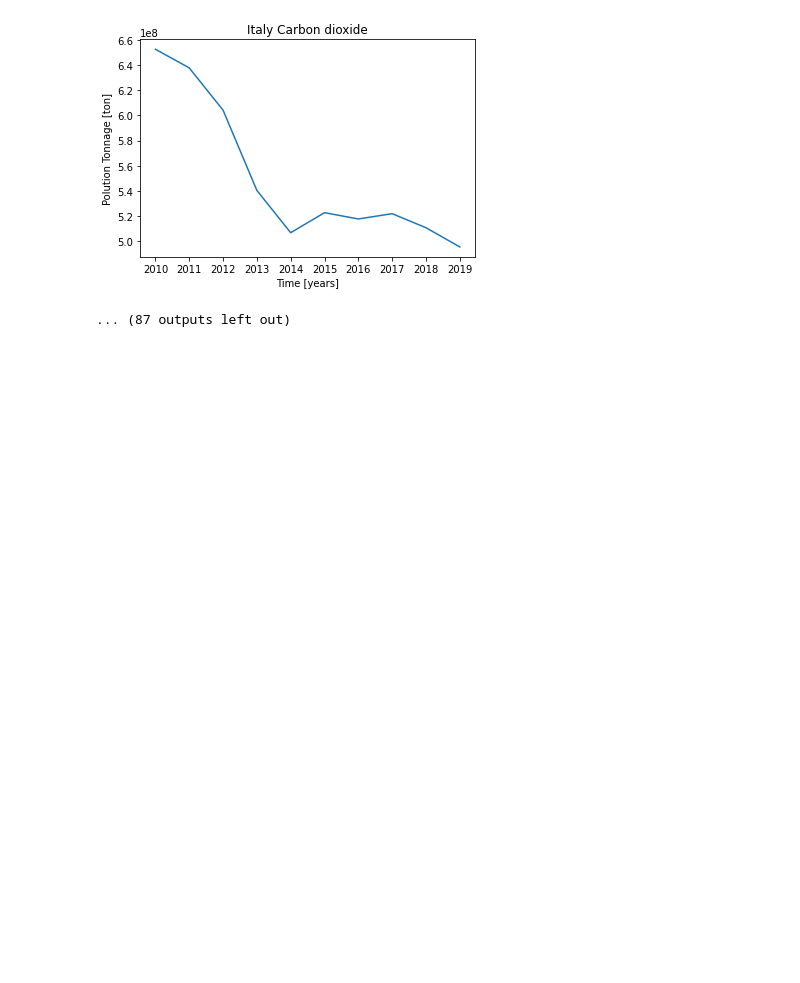
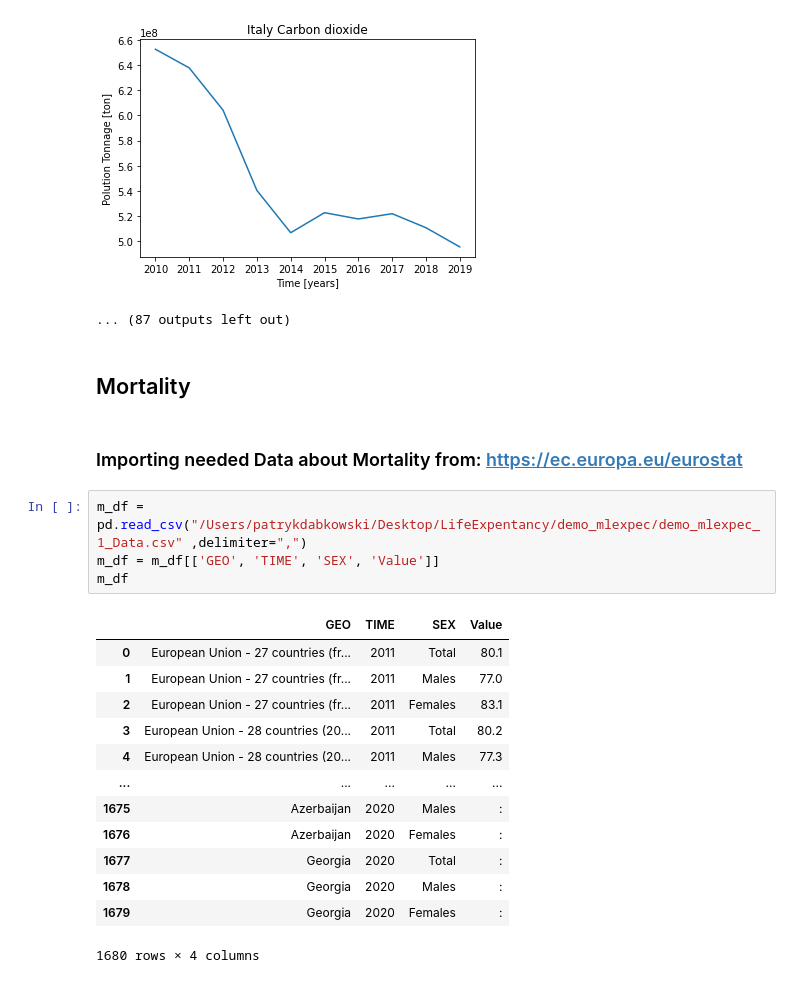
Before and after one commit to PatrickDabkowski/Life_Expectancy_Analysis, a Jupyter notebook: LifeExpentancy.ipynb, the cells around one changed output. Drawn from its saved outputs; the diff is of its cells as text; blank space fills up the shorter version.

```diff
--- a/LifeExpentancy.ipynb
+++ b/LifeExpentancy.ipynb
@@ -173,3 +175,25 @@ for air in df['AIRPOL'].unique():
 [figure]
 [figure]
 ... (87 outputs left out)
+# %% [markdown]
+## Mortality
+# %% [markdown]
+### Importing needed Data about Mortality from: https://ec.europa.eu/eurostat
+# %%
+m_df = pd.read_csv("/Users/patrykdabkowski/Desktop/LifeExpentancy/demo_mlexpec/demo_mlexpec_1_Data.csv" ,delimiter=",")
+m_df = m_df[['GEO', 'TIME', 'SEX', 'Value']]
+m_df
+# %% [output]
+|  | GEO | TIME | SEX | Value |
+| 0 | European Union - 27 countries (fr... | 2011 | Total | 80.1 |
+| 1 | European Union - 27 countries (fr... | 2011 | Males | 77.0 |
+| 2 | European Union - 27 countries (fr... | 2011 | Females | 83.1 |
+| 3 | European Union - 28 countries (20... | 2011 | Total | 80.2 |
+| 4 | European Union - 28 countries (20... | 2011 | Males | 77.3 |
+| ... | ... | ... | ... | ... |
+| 1675 | Azerbaijan | 2020 | Males | : |
+| 1676 | Azerbaijan | 2020 | Females | : |
+| 1677 | Georgia | 2020 | Total | : |
+| 1678 | Georgia | 2020 | Males | : |
+| 1679 | Georgia | 2020 | Females | : |
+1680 rows × 4 columns
```
Also changed, not shown: parts of 4 cells of this notebook.
